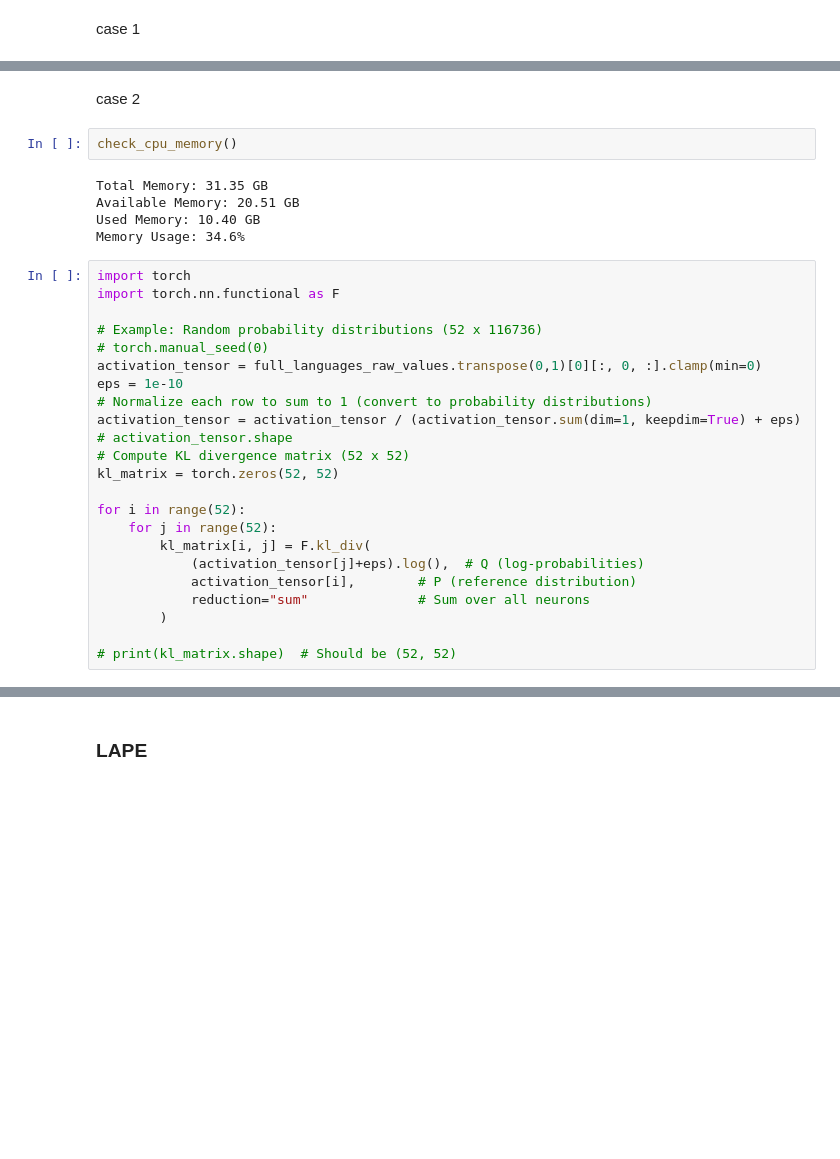
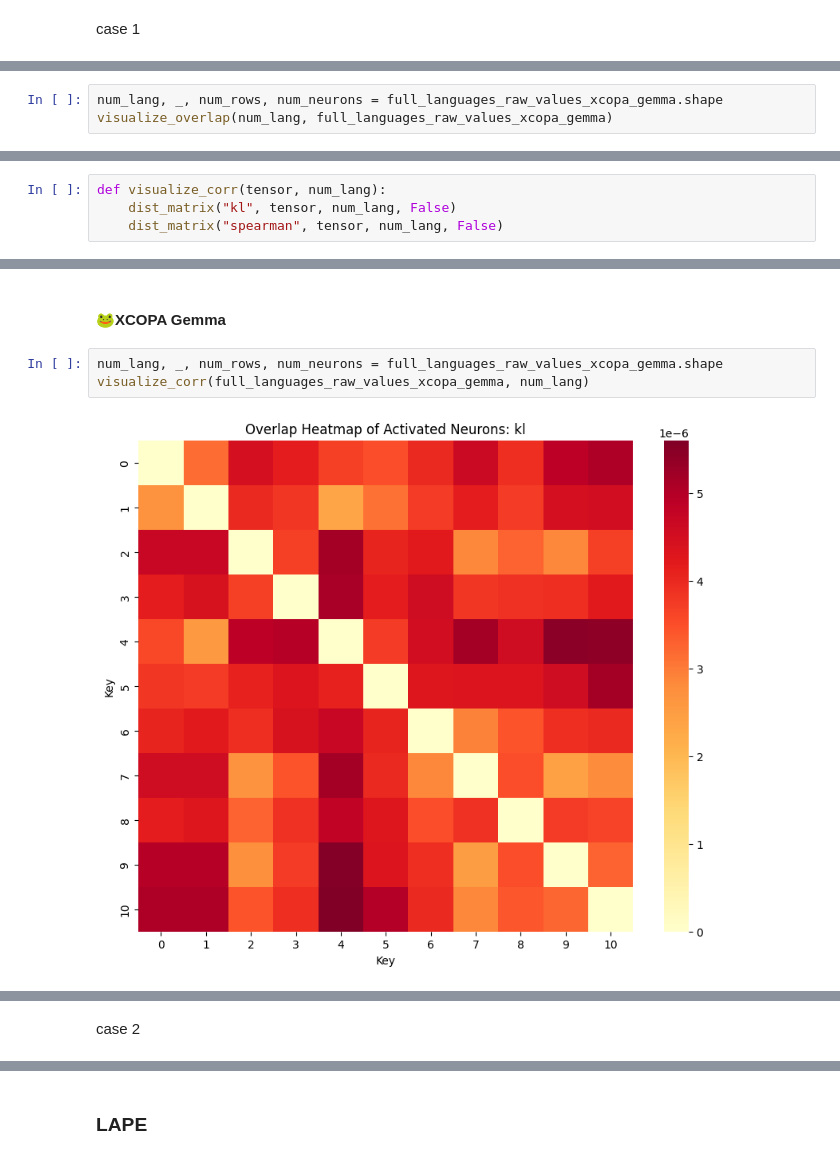
Before and after one commit to tauimbz/lang-task-neuron, a Jupyter notebook: neuron-language-pair.ipynb, the cells around one changed output, grey strips where cells are left out. Cells and saved outputs as stored; diff of their text form; blank space fills up the shorter version.

```diff
--- a/neuron-language-pair.ipynb
+++ b/neuron-language-pair.ipynb
@@ -1588,0 +1544,3 @@ tensor([[0.0223, 0.0167, 0.0204,  ..., 0.0199, 0.0200, 0.0000],
+# %%
+num_lang, _, num_rows, num_neurons = full_languages_raw_values_xcopa_gemma.shape
+visualize_overlap(num_lang, full_languages_raw_values_xcopa_gemma)
@@ -1588,0 +1615,4 @@ tensor([[0.0223, 0.0167, 0.0204,  ..., 0.0199, 0.0200, 0.0000],
+# %%
+def visualize_corr(tensor, num_lang):
+    dist_matrix("kl", tensor, num_lang, False)
+    dist_matrix("spearman", tensor, num_lang, False)
@@ -1588,0 +1627,7 @@ tensor([[0.0223, 0.0167, 0.0204,  ..., 0.0199, 0.0200, 0.0000],
+# %% [markdown]
+#### 🐸XCOPA Gemma
+# %%
+num_lang, _, num_rows, num_neurons = full_languages_raw_values_xcopa_gemma.shape
+visualize_corr(full_languages_raw_values_xcopa_gemma, num_lang)
+# %% [output]
+[figure, added]
@@ -1589,32 +1635,2 @@ tensor([[0.0223, 0.0167, 0.0204,  ..., 0.0199, 0.0200, 0.0000],
 # %% [markdown]
 case 2
-# %%
-check_cpu_memory()
-# %% [output]
-Total Memory: 31.35 GB
-Available Memory: 20.51 GB
-Used Memory: 10.40 GB
-Memory Usage: 34.6%
-# %%
-import torch
-import torch.nn.functional as F
-
-# Example: Random probability distributions (52 x 116736)
-# torch.manual_seed(0)
-activation_tensor = full_languages_raw_values.transpose(0,1)[0][:, 0, :].clamp(min=0)
-eps = 1e-10
-# Normalize each row to sum to 1 (convert to probability distributions)
-activation_tensor = activation_tensor / (activation_tensor.sum(dim=1, keepdim=True) + eps)
-# activation_tensor.shape
-# Compute KL divergence matrix (52 x 52)
-kl_matrix = torch.zeros(52, 52)
-
-for i in range(52):
-    for j in range(52):
-        kl_matrix[i, j] = F.kl_div(
-            (activation_tensor[j]+eps).log(),  # Q (log-probabilities)
-            activation_tensor[i],        # P (reference distribution)
-            reduction="sum"              # Sum over all neurons
-        )
-
-# print(kl_matrix.shape)  # Should be (52, 52)
```
Also changed, not shown: parts of 205 cells of this notebook.
